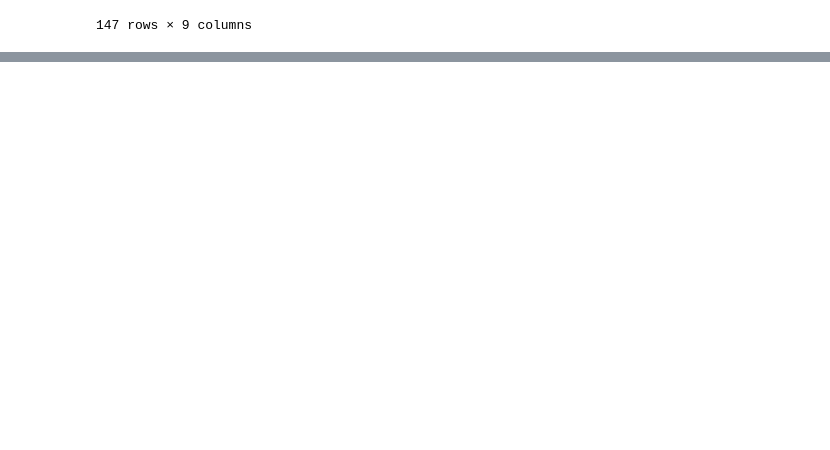
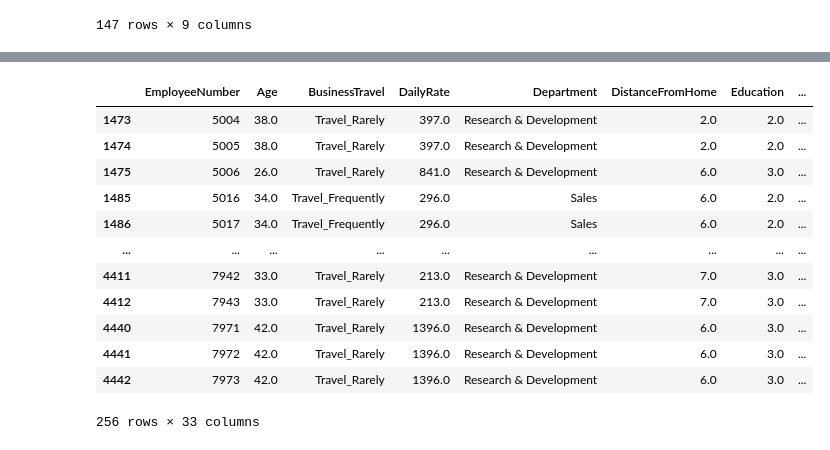
Before and after one commit to ewagaka/Job_Retention, a Jupyter notebook: job.ipynb, the cells around one changed output, grey strips where cells are left out. Saved outputs shown, nothing was run; the diff lists cells and outputs as text; code cells hidden in the pictures; blank space fills up the shorter version.

```diff
--- a/job.ipynb
+++ b/job.ipynb
@@ -118,0 +145,16 @@ df_cat[df_cat.Attrition.isna()]
+# %%
+df[df['TotalWorkingYears']>60]
+# %% [output]
+|  | EmployeeNumber | Age | BusinessTravel | DailyRate | Department | DistanceFromHome | Education | ... |
+| 1473 | 5004 | 38.0 | Travel_Rarely | 397.0 | Research & Development | 2.0 | 2.0 | ... |
+| 1474 | 5005 | 38.0 | Travel_Rarely | 397.0 | Research & Development | 2.0 | 2.0 | ... |
+| 1475 | 5006 | 26.0 | Travel_Rarely | 841.0 | Research & Development | 6.0 | 3.0 | ... |
+| 1485 | 5016 | 34.0 | Travel_Frequently | 296.0 | Sales | 6.0 | 2.0 | ... |
+| 1486 | 5017 | 34.0 | Travel_Frequently | 296.0 | Sales | 6.0 | 2.0 | ... |
+| ... | ... | ... | ... | ... | ... | ... | ... | ... |
+| 4411 | 7942 | 33.0 | Travel_Rarely | 213.0 | Research & Development | 7.0 | 3.0 | ... |
+| 4412 | 7943 | 33.0 | Travel_Rarely | 213.0 | Research & Development | 7.0 | 3.0 | ... |
+| 4440 | 7971 | 42.0 | Travel_Rarely | 1396.0 | Research & Development | 6.0 | 3.0 | ... |
+| 4441 | 7972 | 42.0 | Travel_Rarely | 1396.0 | Research & Development | 6.0 | 3.0 | ... |
+| 4442 | 7973 | 42.0 | Travel_Rarely | 1396.0 | Research & Development | 6.0 | 3.0 | ... |
+256 rows × 33 columns
```
Also changed, not shown: parts of 11 cells of this notebook.
